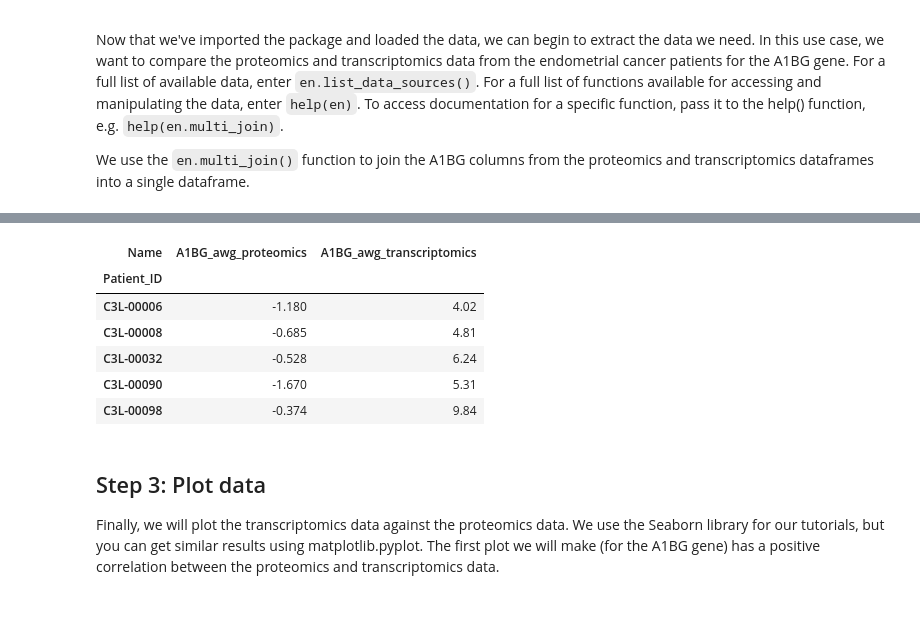
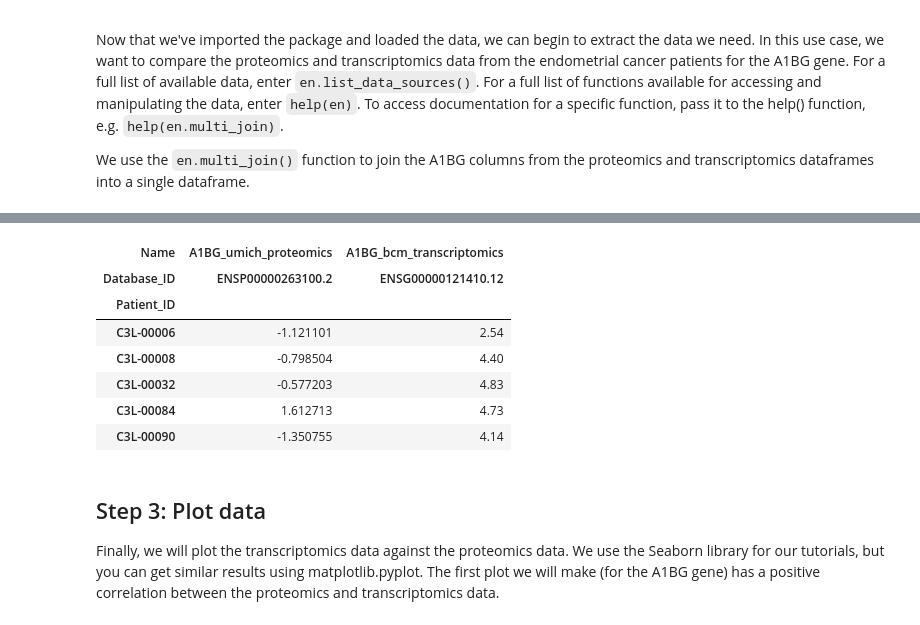
Before and after one commit to PayneLab/cptac, a Jupyter notebook: notebooks/usecase01_omics.ipynb, the cells around one changed output, grey strips where cells are left out. Saved outputs shown, nothing was run; the diff lists cells and outputs as text; code cells hidden in the pictures.

```diff
--- a/notebooks/usecase01_omics.ipynb
+++ b/notebooks/usecase01_omics.ipynb
@@ -23,6 +23,6 @@ Now that we've imported the package and loaded the data, we can begin to extract
 
 We use the `en.multi_join()` function to join the A1BG columns from the proteomics and transcriptomics dataframes into a single dataframe.
 # %%
-A1BG_cross = en.multi_join({"awg proteomics": "A1BG", "awg transcriptomics": "A1BG"})
+A1BG_cross = en.multi_join({"umich proteomics": "A1BG", "bcm transcriptomics": "A1BG"})
 A1BG_cross.head()
 # %% [output]
@@ -29,10 +30,11 @@ A1BG_cross.head()
-| Name | A1BG_awg_proteomics | A1BG_awg_transcriptomics |
+| Name | A1BG_umich_proteomics | A1BG_bcm_transcriptomics |
+| Database_ID | ENSP00000263100.2 | ENSG00000121410.12 |
 | Patient_ID |  |  |
-| C3L-00006 | -1.180 | 4.02 |
-| C3L-00008 | -0.685 | 4.81 |
-| C3L-00032 | -0.528 | 6.24 |
-| C3L-00090 | -1.670 | 5.31 |
-| C3L-00098 | -0.374 | 9.84 |
+| C3L-00006 | -1.121101 | 2.54 |
+| C3L-00008 | -0.798504 | 4.40 |
+| C3L-00032 | -0.577203 | 4.83 |
+| C3L-00084 | 1.612713 | 4.73 |
+| C3L-00090 | -1.350755 | 4.14 |
 # %% [markdown]
 ## Step 3: Plot data
 
```
Also changed, not shown: parts of 7 cells of this notebook, 4 other files.
